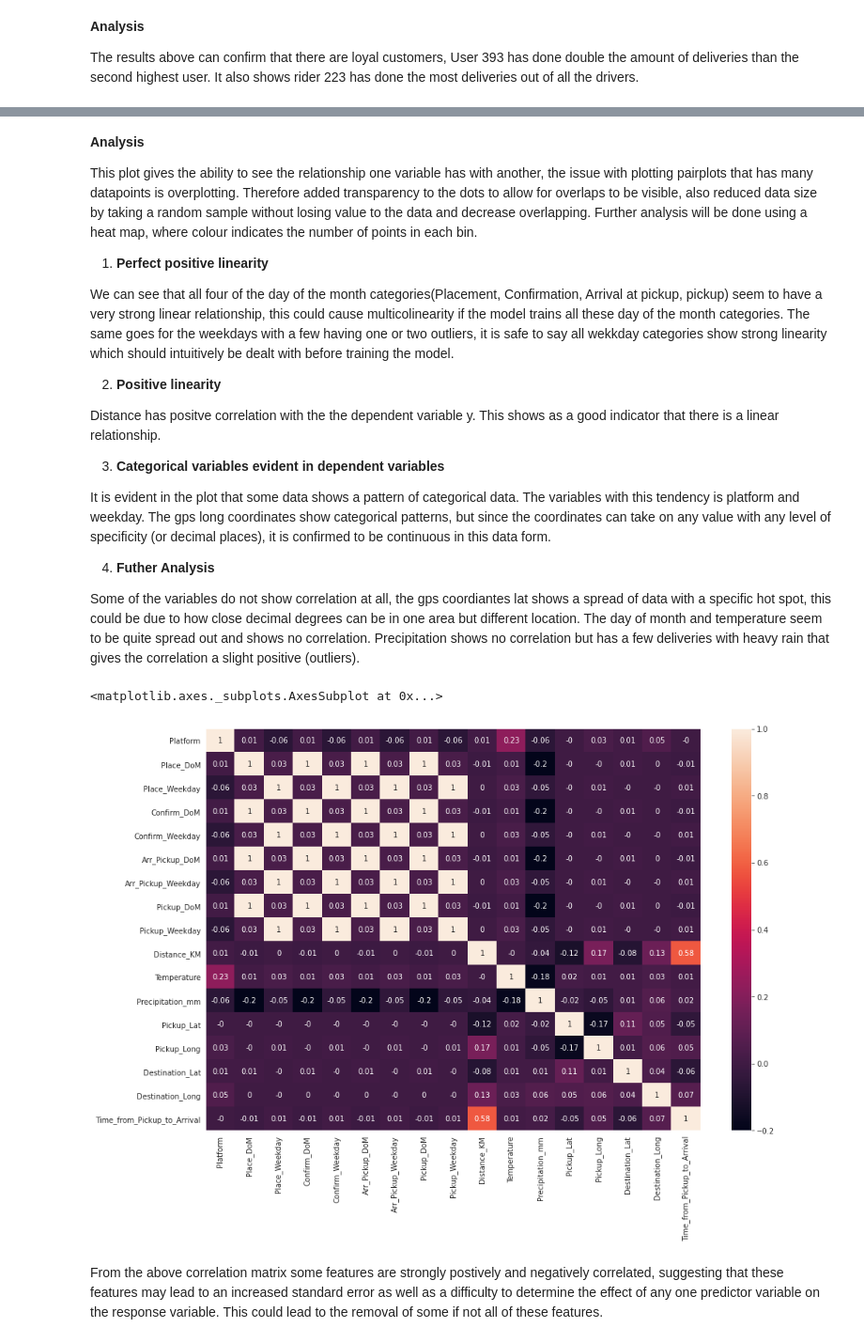
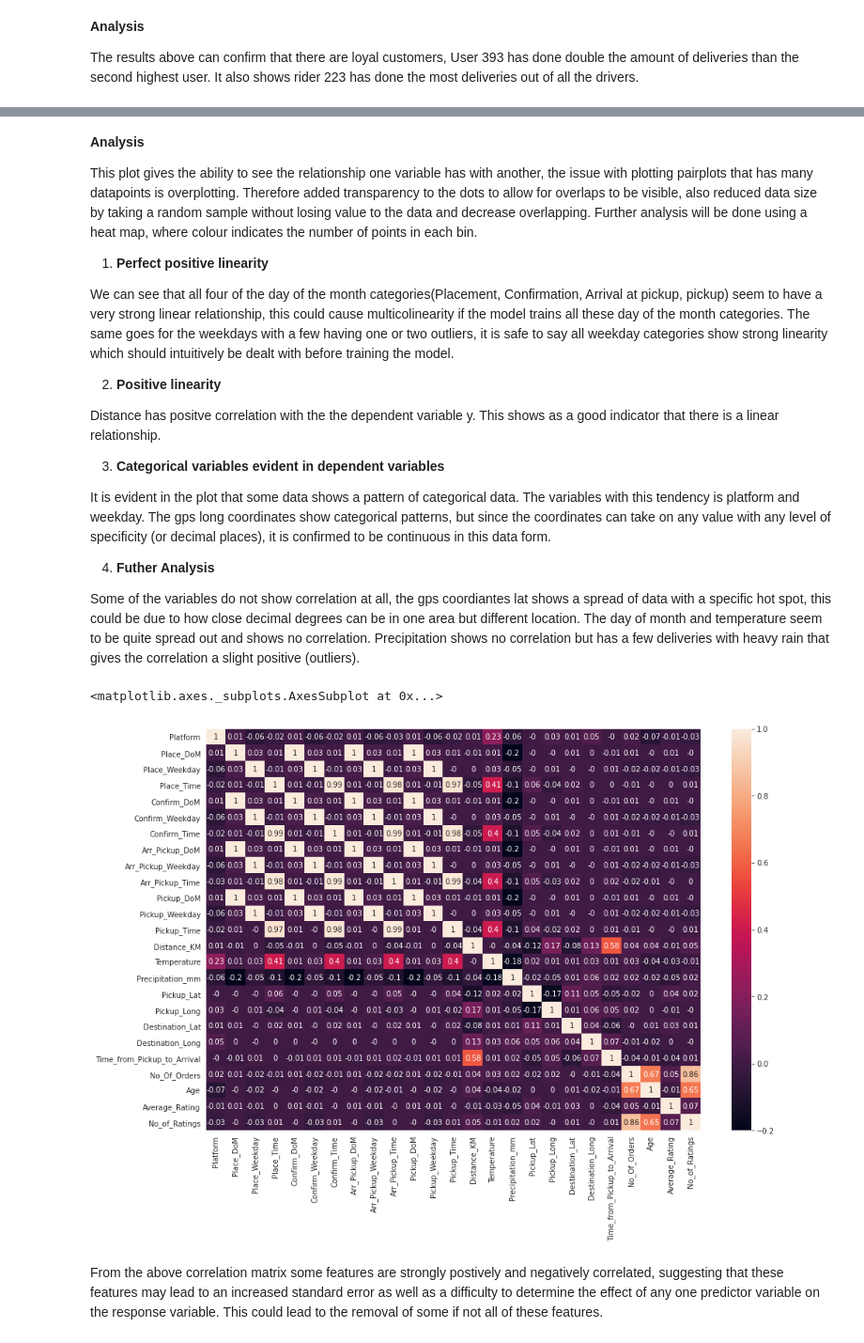
Before and after one commit to Dominic-byte/Team-13-Regression-Predict, a Jupyter notebook: Sendy_regressor.ipynb, the cells around one changed output, grey strips where cells are left out. Shown: that part at 94% size. Drawn from its saved outputs; the diff is of its cells as text; code cells hidden in the pictures.

Commit message:
Built final model

```diff
--- a/Sendy_regressor.ipynb
+++ b/Sendy_regressor.ipynb
@@ -295,8 +318,9 @@ def data_preprocessing(df):
   cdf[integers] = cdf[integers].astype('int16')
   cdf[floats] = cdf[floats].astype('float16')
   for col in time_cols:
-    cdf[col] = pd.to_datetime(cdf[col]).dt.time
-
+    cdf[col] = pd.to_datetime(cdf[col])
+    cdf[col] = [time.time() for time in cdf[col]]
+    cdf[col] = cdf[col].apply(lambda x: x.hour)
   # Correcting specific columns
   if 'Distance (KM)' in cdf.columns:
     cdf['Distance (KM)'] = cdf['Distance (KM)'].astype('float16')
@@ -538 +570,3 @@ Index(['User_Id', 'Vehicle_Type', 'Platform', 'Pers_Business', 'Place_DoM',
+# %%
+bivariate_eda = pd.merge(eda_df, eda_riders, how='left', on='Rider_Id')
 # %%
@@ -562,7 +594,7 @@ This plot gives the ability to see the relationship one variable has with anothe
 
 1. **Perfect positive linearity**
 
-We can see that all four of the day of the month categories(Placement, Confirmation, Arrival at pickup, pickup) seem to have a very strong linear relationship, this could cause multicolinearity if the model trains all these day of the month categories. The same goes for the weekdays with a few having one or two outliers, it is safe to say all wekkday categories show strong linearity which should intuitively be dealt with before training the model.
+We can see that all four of the day of the month categories(Placement, Confirmation, Arrival at pickup, pickup) seem to have a very strong linear relationship, this could cause multicolinearity if the model trains all these day of the month categories. The same goes for the weekdays with a few having one or two outliers, it is safe to say all weekday categories show strong linearity which should intuitively be dealt with before training the model.
 
 2. **Positive linearity**
 
@@ -577,10 +609,10 @@ It is evident in the plot that some data shows a pattern of categorical data. Th
 Some of the variables do not show correlation at all, the gps coordiantes lat shows a spread of data with a specific hot spot, this could be due to how close decimal degrees can be in one area but different location. The day of month and temperature seem to be quite spread out and shows no correlation. Precipitation shows no correlation but has a few deliveries with heavy rain that gives the correlation a slight positive (outliers).
 # %%
 fig = plt.figure(figsize=(15,10))
-sns.heatmap(eda_df.corr().round(2), annot=True)
+sns.heatmap(bivariate_eda.corr().round(2), annot=True)
 # %% [output]
 <matplotlib.axes._subplots.AxesSubplot at 0x...>
-[figure, old version]
+[figure, new version]
 # %% [markdown]
 From the above correlation matrix some features are strongly postively and negatively correlated, suggesting that these features may lead to an increased standard error as well as a difficulty to determine the effect of any one predictor variable on the response variable. This could lead to the removal of some if not all of these features.
 # %% [markdown]
```
Also changed, not shown: parts of 45 cells of this notebook.
